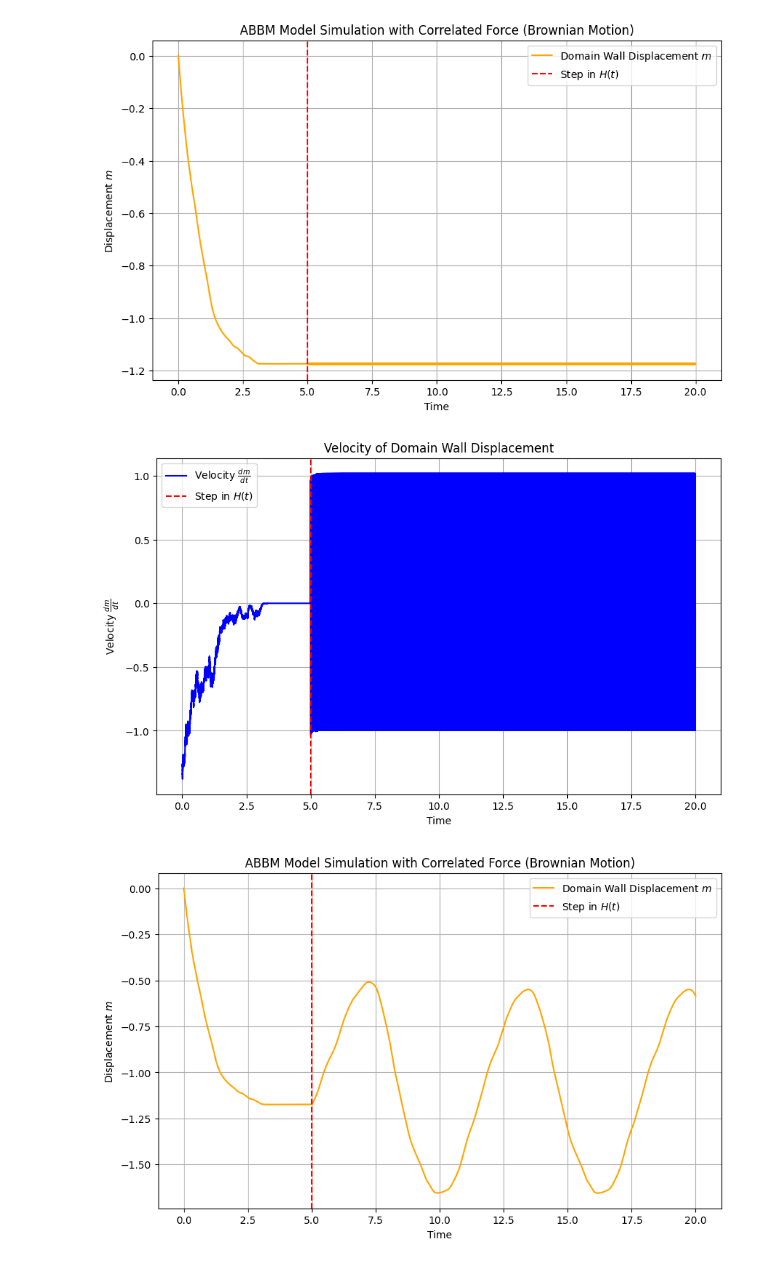
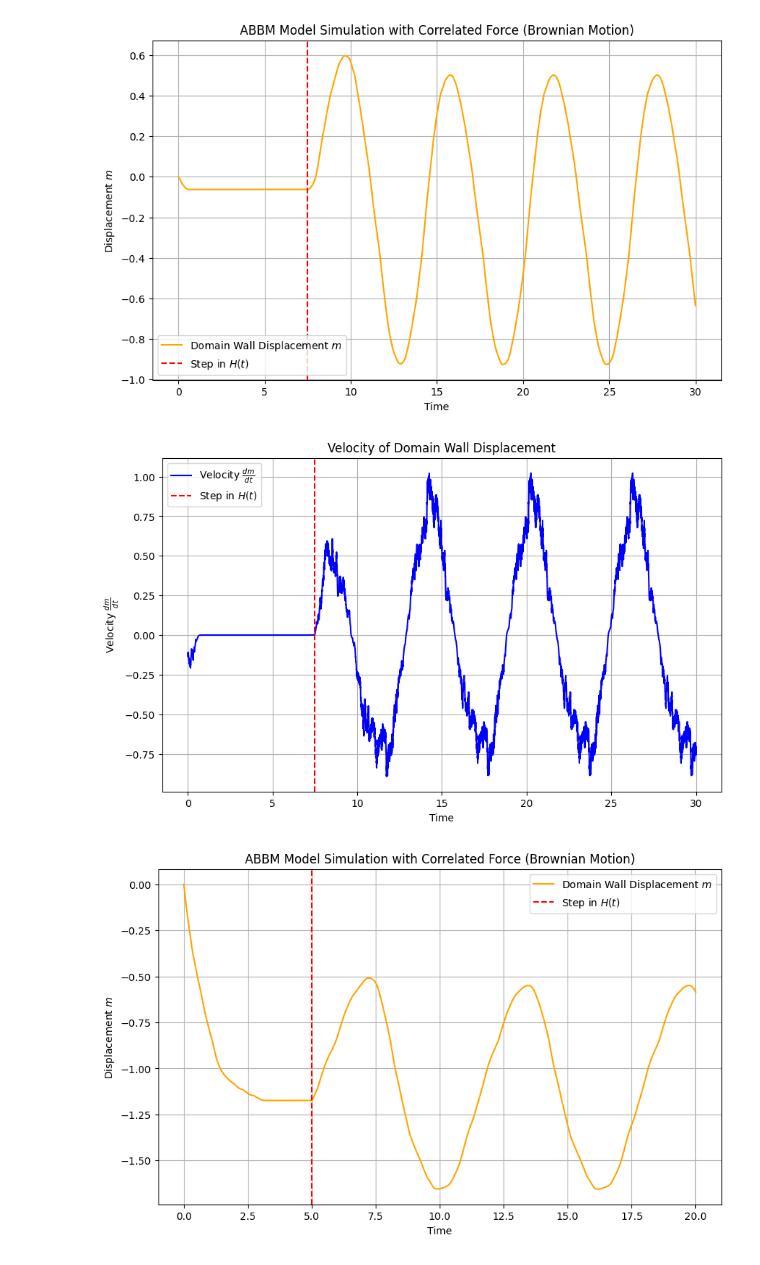
Before and after one commit to UNICT-Fake-Audio/Barkhausen-noise-simulator, a Jupyter notebook: ABBM.ipynb, the cells around one changed output. Saved outputs shown, nothing was run; the diff lists cells and outputs as text; code cells hidden in the pictures.

```diff
--- a/ABBM.ipynb
+++ b/ABBM.ipynb
@@ -10,29 +10,36 @@ Gamma = 1.0   # Damping coefficient
 k = 1.0       # Spring constant (restoring force strength)
 H_step = 1.0  # Step in the external driving field
 dt = 0.0001    # Time step
-T = 20.0      # Total simulation time
+T = 30.0      # Total simulation time
 m0 = 0.0      # Initial displacement
 D = 0.1       # Amplitude of the noise
 L = 10.0      # Length of the spatial range for W(m)
-dx = 0.00001  # Sampling step for the spatial range
+dx = 0.001  # Sampling step for the spatial range
 
-# Spatial range for W(m)
-x = np.arange(-L/2, L/2, dx)
-N = len(x)
-
-# Generate a correlated random force W(m) using a Brownian motion approach
-increments = np.random.normal(0, np.sqrt(2 * D * dx), size=N - 1)
-correlated_force = np.zeros(N)
-correlated_force[1:] = np.cumsum(increments)  # Cumulative sum generates Brownian motion
 
 # Plot the generated correlated force W(m)
 plt.figure(figsize=(10, 6))
-plt.plot(x, correlated_force, label="Correlated Force $W(m)$ (Brownian motion)")
 plt.xlabel("Position $m$")
 plt.ylabel("Force $W(m)$")
-plt.title("Correlated Random Force $W(m)$")
+plt.title("Three example realization of Correlated Random Force $W(m)$ (Brownian motion)")
 plt.grid()
 plt.legend()
-# plt.savefig("correlated_force.svg")
+plt.xlim(-L/2,L/2)
+
+for times in range(3):
+  # Spatial range for W(m)
+  x = np.arange(-L/2, L/2, dx)
+  N = len(x)
+  # Generate a correlated random force W(m) using a Brownian motion approach
+  increments = np.random.normal(0, np.sqrt(2 * D * dx), size=N - 1)
+  correlated_force = np.zeros(N)
+  correlated_force[1:] = np.cumsum(increments)  # Cumulative sum generates Brownian motion
+
+  plt.plot(x, correlated_force, label="Three example realization of Correlated Random Force $W(m)$ (Brownian motion)")
+
+custom_labels = ["-  L / 2", "  - L / 4", "0", "L / 4", "L  / 2"]
+plt.xticks([-4, -2, 0, 2, 4], custom_labels)
+
+plt.savefig("correlated_force.svg")
 plt.show()
 # %% [output]
@@ -49,7 +56,7 @@ plt.show()
 time = np.arange(0, T, dt)
 H = np.zeros_like(time)
 
-f = 100  # Frequency of the probe signal (ν)
+f = 1/6  # Frequency of the probe signal (ν)
 A = 1
 
 # H[time > 0] = A * np.cos( 2 * np.pi * f time[time > T / 4])  # Step in H at T/4
@@ -65,35 +72,35 @@ m[0] = m0
 for i in range(1, len(time)):
     # Update interpolated force
     W_interp = np.interp(m[i - 1], x, correlated_force)
     # Compute the net force and update displacement using Euler integration
     dm = (H[i] - k * m[i - 1] + W_interp) / Gamma * dt
     m[i] = m[i - 1] + dm
 
 # Plot the displacement over time
 plt.figure(figsize=(10, 6))
 plt.plot(time, m, label='Domain Wall Displacement $m$', color='orange')
 plt.axvline(T / 4, color='red', linestyle='--', label='Step in $H(t)$')
 plt.xlabel('Time')
 plt.ylabel('Displacement $m$')
 plt.title('ABBM Model Simulation with Correlated Force (Brownian Motion)')
 plt.legend()
 plt.grid()
 plt.show()
 
 # Plot the velocity (dm/dt) over time
 velocity = np.diff(m) / dt  # Calculate velocity
 plt.figure(figsize=(10, 6))
 plt.plot(time[:-1], velocity, label='Velocity $\\frac{dm}{dt}$', color='blue')
 plt.axvline(T / 4, color='red', linestyle='--', label='Step in $H(t)$')
 plt.xlabel('Time')
 plt.ylabel('Velocity $\\frac{dm}{dt}$')
 plt.title('Velocity of Domain Wall Displacement')
 plt.legend()
 plt.grid()
 plt.show()
 # %% [output]
-[figure, old version]
+[figure, new version]
-[figure, old version]
+[figure, new version]
 # %%
 #### COSINE
 
```
Also changed, not shown: parts of 1 cell of this notebook.
